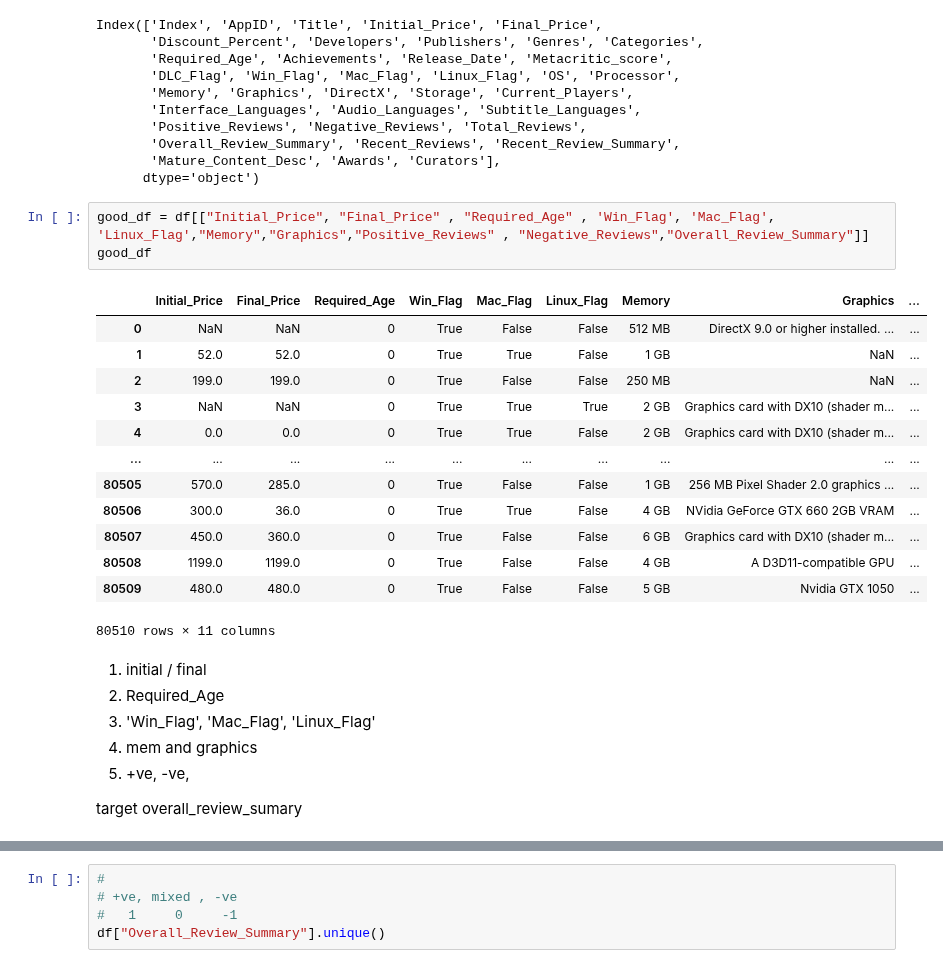
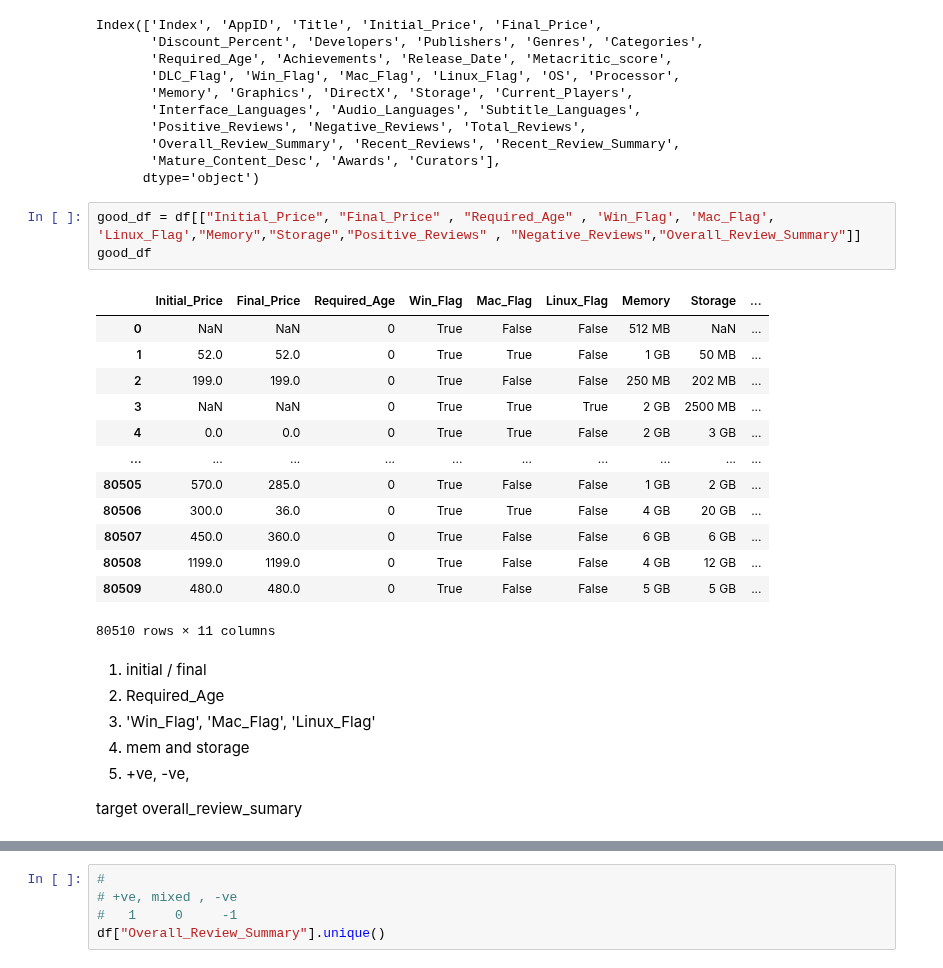
Before and after one commit to Aryan-ki-codepanti/steam-games-data-analysis, a Jupyter notebook: data-mining/attr_analysis.ipynb, the cells around one changed output, grey strips where cells are left out. Cells and saved outputs as stored; diff of their text form.

```diff
--- a/data-mining/attr_analysis.ipynb
+++ b/data-mining/attr_analysis.ipynb
@@ -32,27 +32,27 @@ Index(['Index', 'AppID', 'Title', 'Initial_Price', 'Final_Price',
        'Mature_Content_Desc', 'Awards', 'Curators'],
       dtype='object')
 # %%
-good_df = df[["Initial_Price", "Final_Price" , "Required_Age" , 'Win_Flag', 'Mac_Flag', 'Linux_Flag',"Memory","Graphics","Positive_Reviews" , "Negative_Reviews","Overall_Review_Summary"]]
+good_df = df[["Initial_Price", "Final_Price" , "Required_Age" , 'Win_Flag', 'Mac_Flag', 'Linux_Flag',"Memory","Storage","Positive_Reviews" , "Negative_Reviews","Overall_Review_Summary"]]
 good_df
 # %% [output]
-|  | Initial_Price | Final_Price | Required_Age | Win_Flag | Mac_Flag | Linux_Flag | Memory | Graphics | ... |
-| 0 | NaN | NaN | 0 | True | False | False | 512 MB | DirectX 9.0 or higher installed. ... | ... |
-| 1 | 52.0 | 52.0 | 0 | True | True | False | 1 GB | NaN | ... |
-| 2 | 199.0 | 199.0 | 0 | True | False | False | 250 MB | NaN | ... |
-| 3 | NaN | NaN | 0 | True | True | True | 2 GB | Graphics card with DX10 (shader m... | ... |
-| 4 | 0.0 | 0.0 | 0 | True | True | False | 2 GB | Graphics card with DX10 (shader m... | ... |
+|  | Initial_Price | Final_Price | Required_Age | Win_Flag | Mac_Flag | Linux_Flag | Memory | Storage | ... |
+| 0 | NaN | NaN | 0 | True | False | False | 512 MB | NaN | ... |
+| 1 | 52.0 | 52.0 | 0 | True | True | False | 1 GB | 50 MB | ... |
+| 2 | 199.0 | 199.0 | 0 | True | False | False | 250 MB | 202 MB | ... |
+| 3 | NaN | NaN | 0 | True | True | True | 2 GB | 2500 MB | ... |
+| 4 | 0.0 | 0.0 | 0 | True | True | False | 2 GB | 3 GB | ... |
 | ... | ... | ... | ... | ... | ... | ... | ... | ... | ... |
-| 80505 | 570.0 | 285.0 | 0 | True | False | False | 1 GB | 256 MB Pixel Shader 2.0 graphics ... | ... |
-| 80506 | 300.0 | 36.0 | 0 | True | True | False | 4 GB | NVidia GeForce GTX 660 2GB VRAM | ... |
-| 80507 | 450.0 | 360.0 | 0 | True | False | False | 6 GB | Graphics card with DX10 (shader m... | ... |
-| 80508 | 1199.0 | 1199.0 | 0 | True | False | False | 4 GB | A D3D11-compatible GPU | ... |
-| 80509 | 480.0 | 480.0 | 0 | True | False | False | 5 GB | Nvidia GTX 1050 | ... |
+| 80505 | 570.0 | 285.0 | 0 | True | False | False | 1 GB | 2 GB | ... |
+| 80506 | 300.0 | 36.0 | 0 | True | True | False | 4 GB | 20 GB | ... |
+| 80507 | 450.0 | 360.0 | 0 | True | False | False | 6 GB | 6 GB | ... |
+| 80508 | 1199.0 | 1199.0 | 0 | True | False | False | 4 GB | 12 GB | ... |
+| 80509 | 480.0 | 480.0 | 0 | True | False | False | 5 GB | 5 GB | ... |
 80510 rows × 11 columns
 # %% [markdown]
 1. initial / final
 2. Required_Age
 3. 'Win_Flag', 'Mac_Flag', 'Linux_Flag'
-4. mem and graphics
+4. mem and storage
 5. +ve, -ve,
 
 target
```
Also changed, not shown: parts of 12 cells of this notebook.
